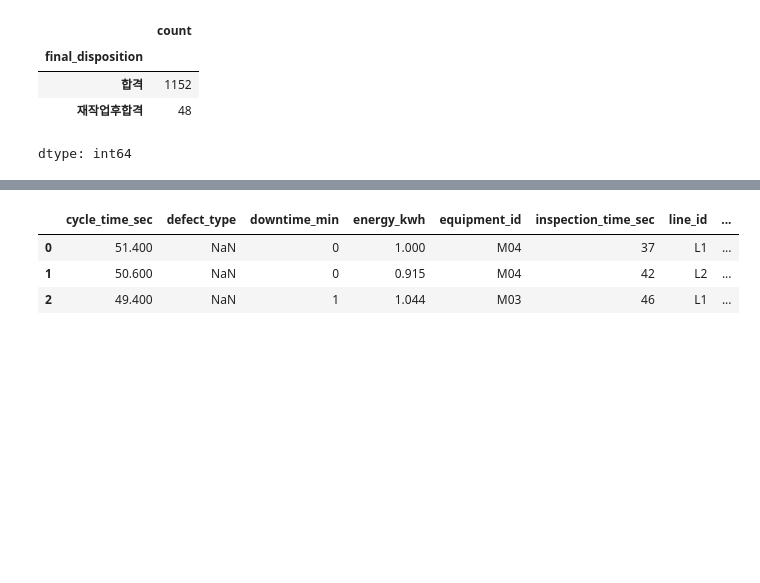
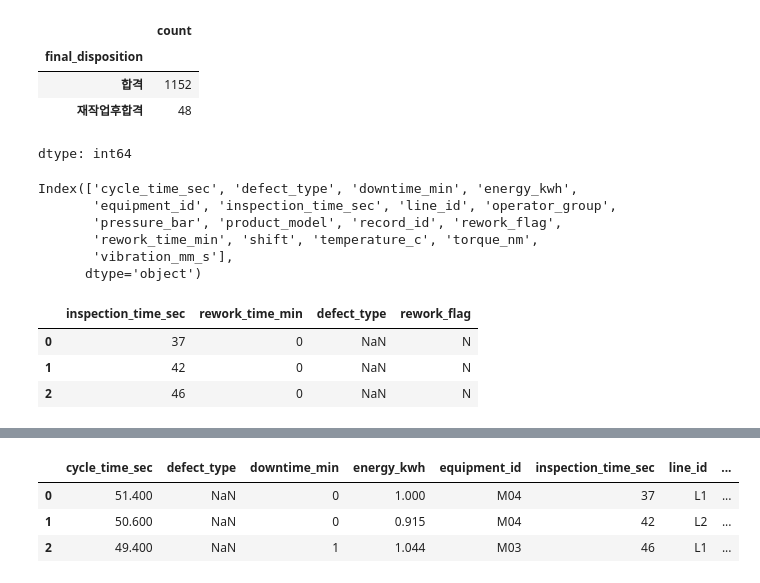
Before and after one commit to StillWork/capstone2610, a Jupyter notebook: N01-2_전처리_머신러닝_성능평가.ipynb, the cells around one changed output, grey strips where cells are left out. Cells and saved outputs as stored; diff of their text form; code cells hidden in the pictures; blank space fills up the shorter version.

```diff
--- a/N01-2_전처리_머신러닝_성능평가.ipynb
+++ b/N01-2_전처리_머신러닝_성능평가.ipynb
@@ -294,3 +294,19 @@ dtype: int64
 features = df.columns.difference(['inspection_result', 'final_disposition','timestamp' ])
 X = df[features]
 y = df['inspection_result']
+# %%
+features
+# %% [output]
+Index(['cycle_time_sec', 'defect_type', 'downtime_min', 'energy_kwh',
+       'equipment_id', 'inspection_time_sec', 'line_id', 'operator_group',
+       'pressure_bar', 'product_model', 'record_id', 'rework_flag',
+       'rework_time_min', 'shift', 'temperature_c', 'torque_nm',
+       'vibration_mm_s'],
+      dtype='object')
+# %%
+df[['inspection_time_sec','rework_time_min', 'defect_type','rework_flag']][:3]
+# %% [output]
+|  | inspection_time_sec | rework_time_min | defect_type | rework_flag |
+| 0 | 37 | 0 | NaN | N |
+| 1 | 42 | 0 | NaN | N |
+| 2 | 46 | 0 | NaN | N |
```
Also changed, not shown: parts of 17 cells of this notebook.
